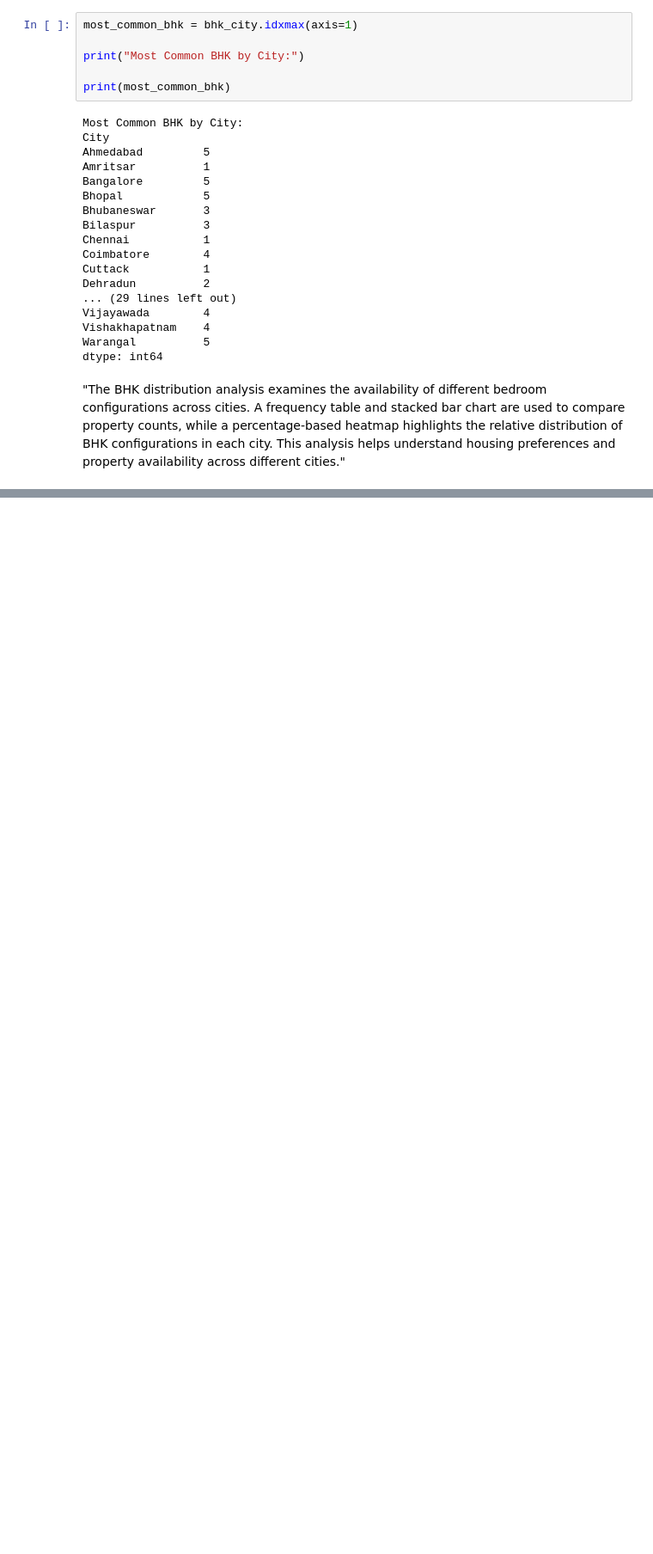
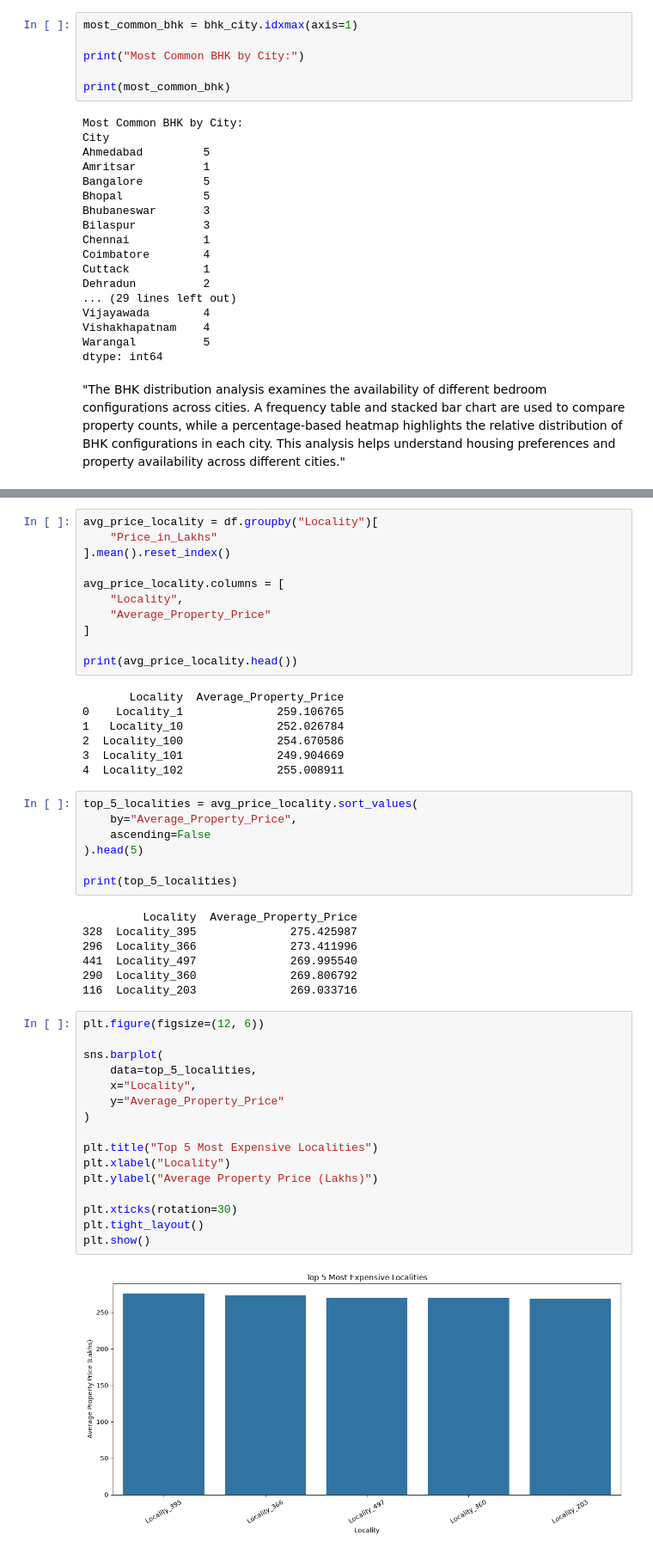
Before and after one commit to shakti-mankar/Data_Analyst_internship_projects, a Jupyter notebook: 3rd project/Notebooks/EDA.ipynb, the cells around one changed output, grey strips where cells are left out. Shown at 86% size. Saved outputs shown, nothing was run; the diff lists cells and outputs as text; blank space fills up the shorter version.

```diff
--- a/3rd project/Notebooks/EDA.ipynb
+++ b/3rd project/Notebooks/EDA.ipynb
@@ -938,0 +941,50 @@ dtype: int64
+# %%
+avg_price_locality = df.groupby("Locality")[
+    "Price_in_Lakhs"
+].mean().reset_index()
+
+avg_price_locality.columns = [
+    "Locality",
+    "Average_Property_Price"
+]
+
+print(avg_price_locality.head())
+# %% [output]
+       Locality  Average_Property_Price
+0    Locality_1              259.106765
+1   Locality_10              252.026784
+2  Locality_100              254.670586
+3  Locality_101              249.904669
+4  Locality_102              255.008911
+# %%
+top_5_localities = avg_price_locality.sort_values(
+    by="Average_Property_Price",
+    ascending=False
+).head(5)
+
+print(top_5_localities)
+# %% [output]
+         Locality  Average_Property_Price
+328  Locality_395              275.425987
+296  Locality_366              273.411996
+441  Locality_497              269.995540
+290  Locality_360              269.806792
+116  Locality_203              269.033716
+# %%
+plt.figure(figsize=(12, 6))
+
+sns.barplot(
+    data=top_5_localities,
+    x="Locality",
+    y="Average_Property_Price"
+)
+
+plt.title("Top 5 Most Expensive Localities")
+plt.xlabel("Locality")
+plt.ylabel("Average Property Price (Lakhs)")
+
+plt.xticks(rotation=30)
+plt.tight_layout()
+plt.show()
+# %% [output]
+[figure, added]
```
Also changed, not shown: parts of 62 cells of this notebook.
